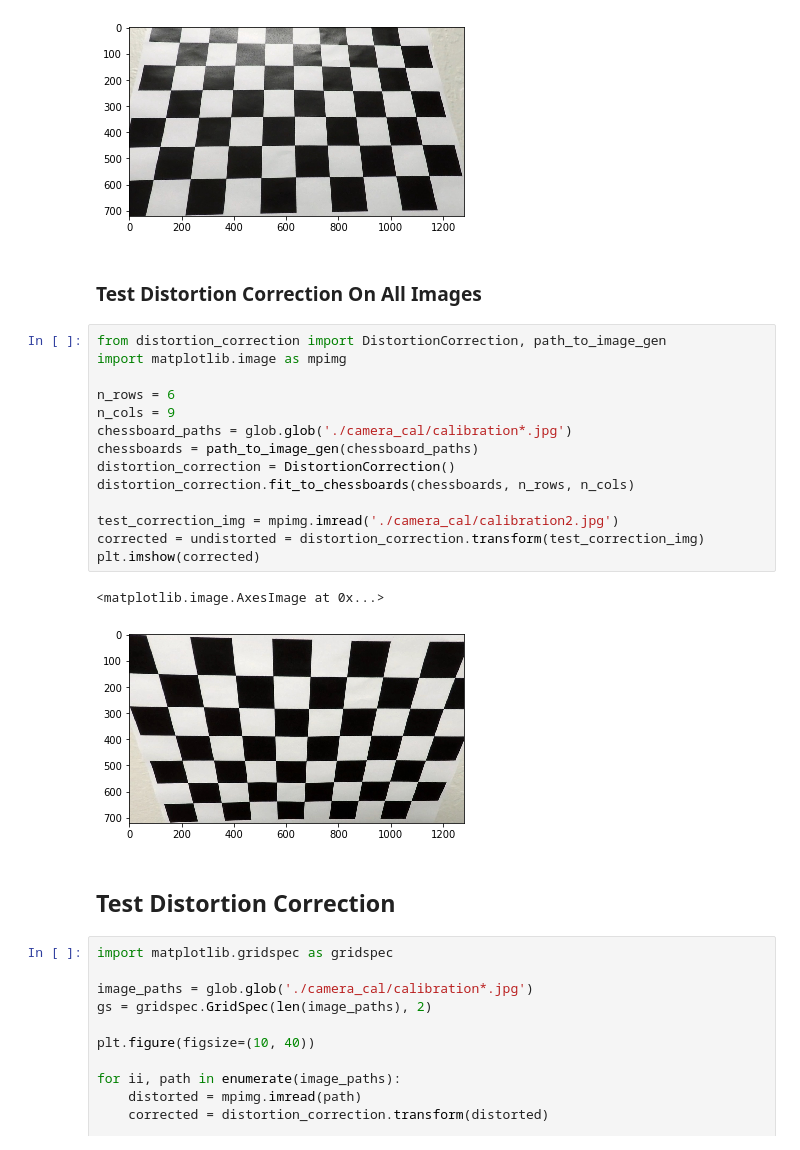
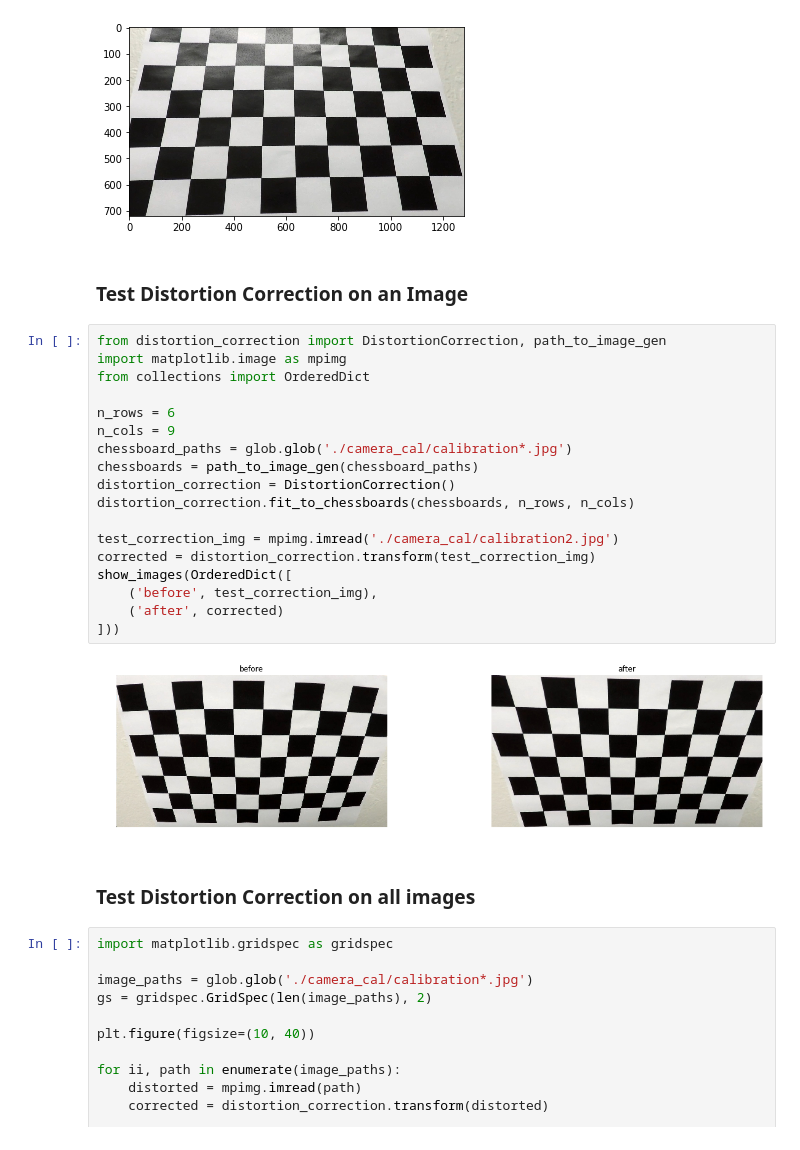
Before and after one commit to dmlicht/CarND-Advanced-Lane-Lines, a Jupyter notebook: distortion_correction.ipynb, the cells around one changed output. Drawn from its saved outputs; the diff is of its cells as text.

```diff
--- a/distortion_correction.ipynb
+++ b/distortion_correction.ipynb
@@ -80,26 +80,29 @@ plt.imshow(dst)
 <matplotlib.image.AxesImage at 0x...>
 [figure]
 # %% [markdown]
-### Test Distortion Correction On All Images
+### Test Distortion Correction on an Image
 # %%
 from distortion_correction import DistortionCorrection, path_to_image_gen
 import matplotlib.image as mpimg
+from collections import OrderedDict
 
 n_rows = 6
 n_cols = 9
 chessboard_paths = glob.glob('./camera_cal/calibration*.jpg')
 chessboards = path_to_image_gen(chessboard_paths)
 distortion_correction = DistortionCorrection()
 distortion_correction.fit_to_chessboards(chessboards, n_rows, n_cols)
 
 test_correction_img = mpimg.imread('./camera_cal/calibration2.jpg')
-corrected = undistorted = distortion_correction.transform(test_correction_img)
-plt.imshow(corrected)
+corrected = distortion_correction.transform(test_correction_img)
+show_images(OrderedDict([
+    ('before', test_correction_img),
+    ('after', corrected)
+]))
 # %% [output]
-<matplotlib.image.AxesImage at 0x...>
-[figure, old version]
+[figure, new version]
 # %% [markdown]
-## Test Distortion Correction
+### Test Distortion Correction on all images
 # %%
 import matplotlib.gridspec as gridspec
 
```
Also changed, not shown: 11 other files.
